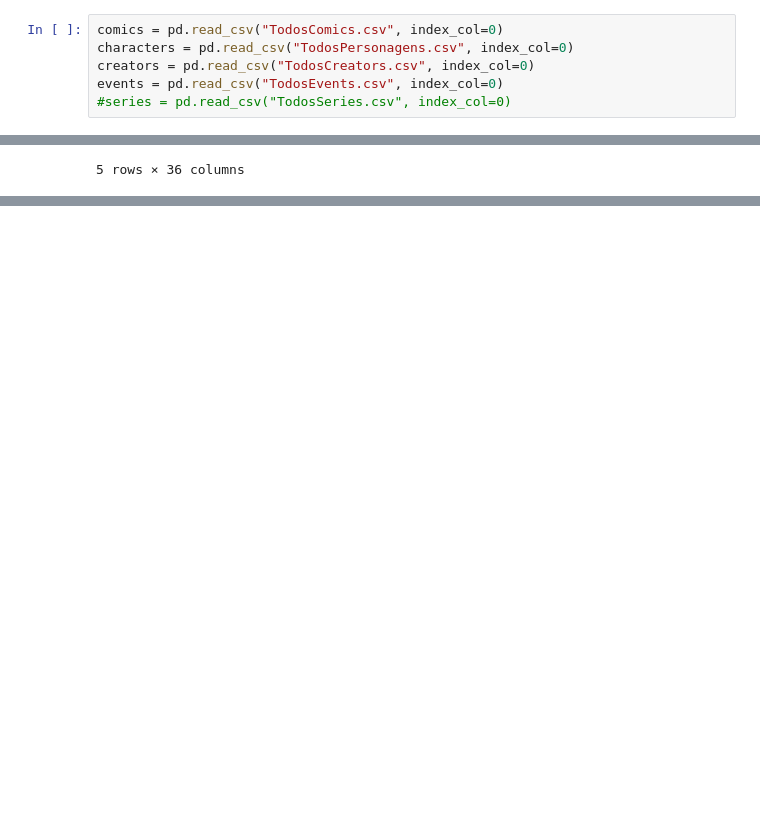
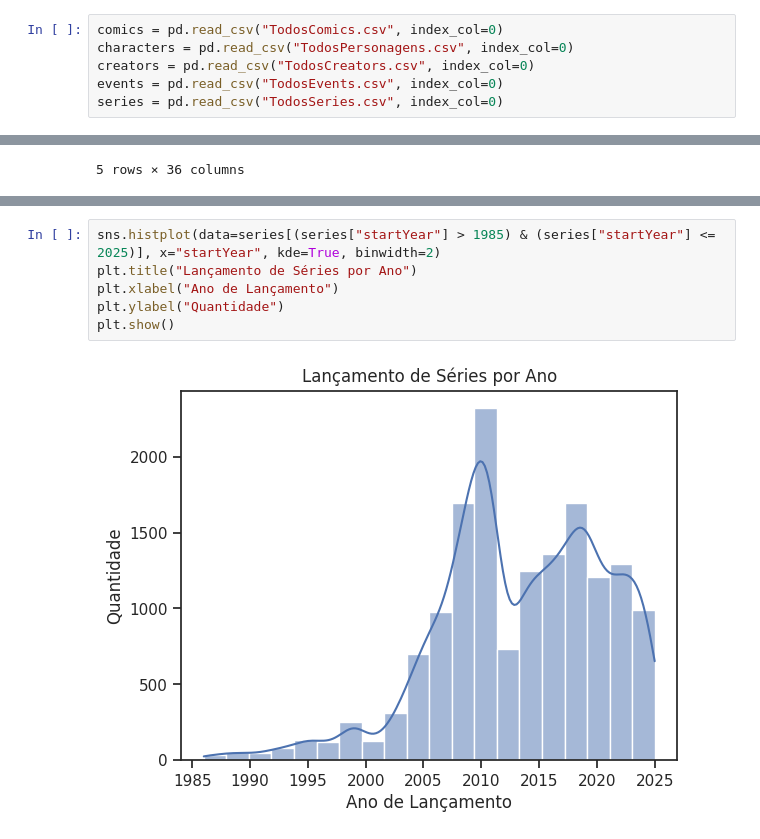
Before and after one commit to thamyrissacamoto/MarvelAPI, a Jupyter notebook: AnalisandoInsights.ipynb, the cells around one changed output, grey strips where cells are left out. Saved outputs shown, nothing was run; the diff lists cells and outputs as text; blank space fills up the shorter version.

```diff
--- a/AnalisandoInsights.ipynb
+++ b/AnalisandoInsights.ipynb
@@ -18,4 +15,4 @@ comics = pd.read_csv("TodosComics.csv", index_col=0)
 characters = pd.read_csv("TodosPersonagens.csv", index_col=0)
 creators = pd.read_csv("TodosCreators.csv", index_col=0)
 events = pd.read_csv("TodosEvents.csv", index_col=0)
-#series = pd.read_csv("TodosSeries.csv", index_col=0)
+series = pd.read_csv("TodosSeries.csv", index_col=0)
@@ -437,0 +558,8 @@ events.head()
+# %%
+sns.histplot(data=series[(series["startYear"] > 1985) & (series["startYear"] <= 2025)], x="startYear", kde=True, binwidth=2)
+plt.title("Lançamento de Séries por Ano")
+plt.xlabel("Ano de Lançamento")
+plt.ylabel("Quantidade")
+plt.show()
+# %% [output]
+[figure, added]
```
Also changed, not shown: parts of 31 cells of this notebook.
